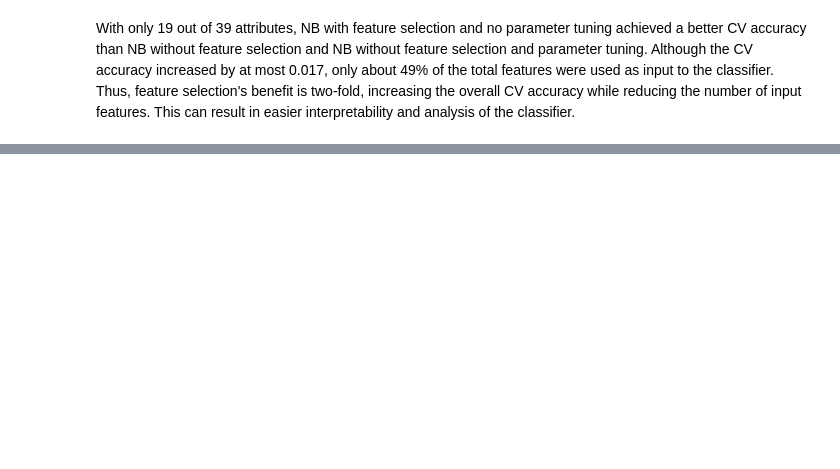
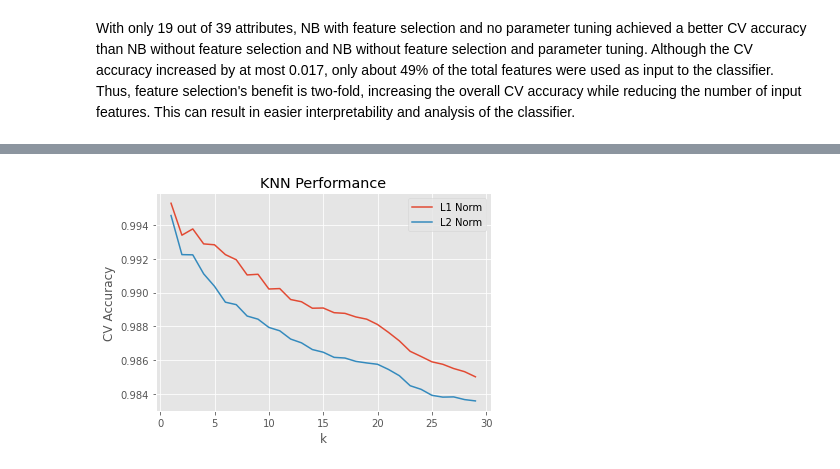
Before and after one commit to nzabdelke/Network-Traffic-Classification, a Jupyter notebook: network_traffic_classification.ipynb, the cells around one changed output, grey strips where cells are left out. Drawn from its saved outputs; the diff is of its cells as text; code cells hidden in the pictures; blank space fills up the shorter version.

Commit message:
add k-NN classifier

```diff
--- a/network_traffic_classification.ipynb
+++ b/network_traffic_classification.ipynb
@@ -461,0 +480,15 @@ best_classifiers["DT with PT"] = search.best_score_
+# %%
+pipe = make_pipeline(ct, KNeighborsClassifier(algorithm="ball_tree"))
+
+k_range = list(range(1, 30))
+p = [1, 2]
+
+param_grid = {
+    "kneighborsclassifier__n_neighbors": k_range,
+    "kneighborsclassifier__p": p,
+}
+
+search = GridSearchCV(pipe, param_grid, cv=cv, n_jobs=-1)
+search.fit(X, y)
+print("Best parameter (CV accuracy = %0.3f):" % search.best_score_)
+print(search.best_params_)
@@ -461,0 +501,22 @@ best_classifiers["DT with PT"] = search.best_score_
+# %%
+tuning_results = pd.DataFrame(search.cv_results_["params"])
+tuning_results["mean_test_score"] = search.cv_results_["mean_test_score"]
+tuning_results["metric"] = tuning_results["kneighborsclassifier__p"].replace(
+    [1, 2], ["L1 Norm", "L2 Norm"]
+)
+
+for i in ["L1 Norm", "L2 Norm"]:
+    distance_metric = tuning_results[tuning_results["metric"] == i]
+    plt.plot(
+        distance_metric["kneighborsclassifier__n_neighbors"],
+        distance_metric["mean_test_score"],
+        label=i,
+    )
+
+plt.legend()
+plt.xlabel("k")
+plt.ylabel("CV Accuracy")
+plt.title("KNN Performance")
+plt.show()
+# %% [output]
+[figure, added]
```
Also changed, not shown: parts of 36 cells of this notebook.
